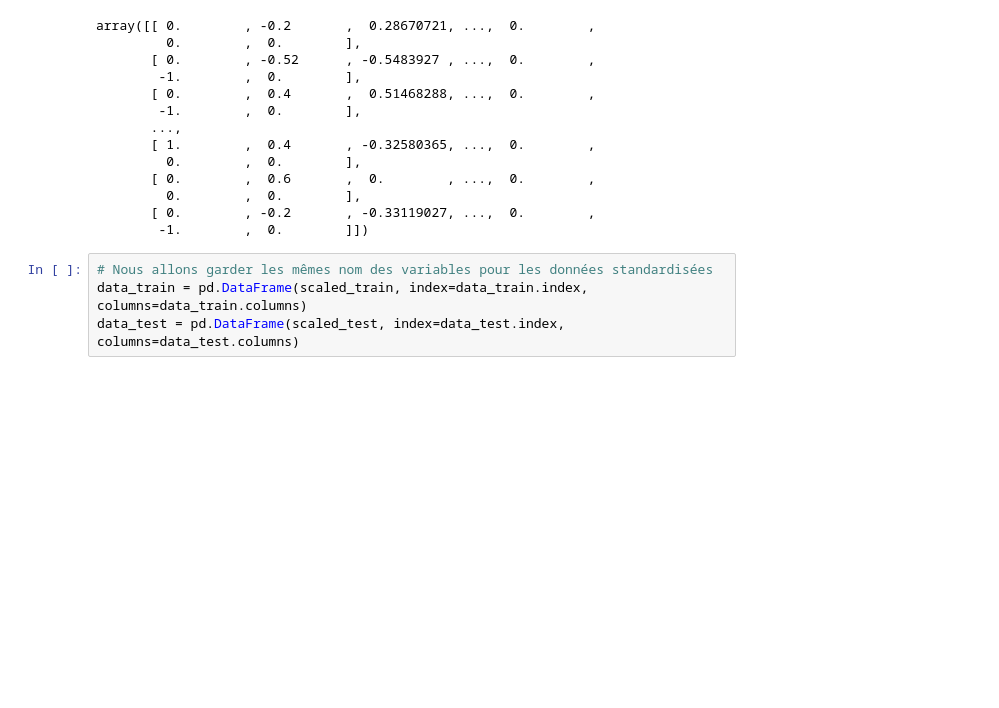
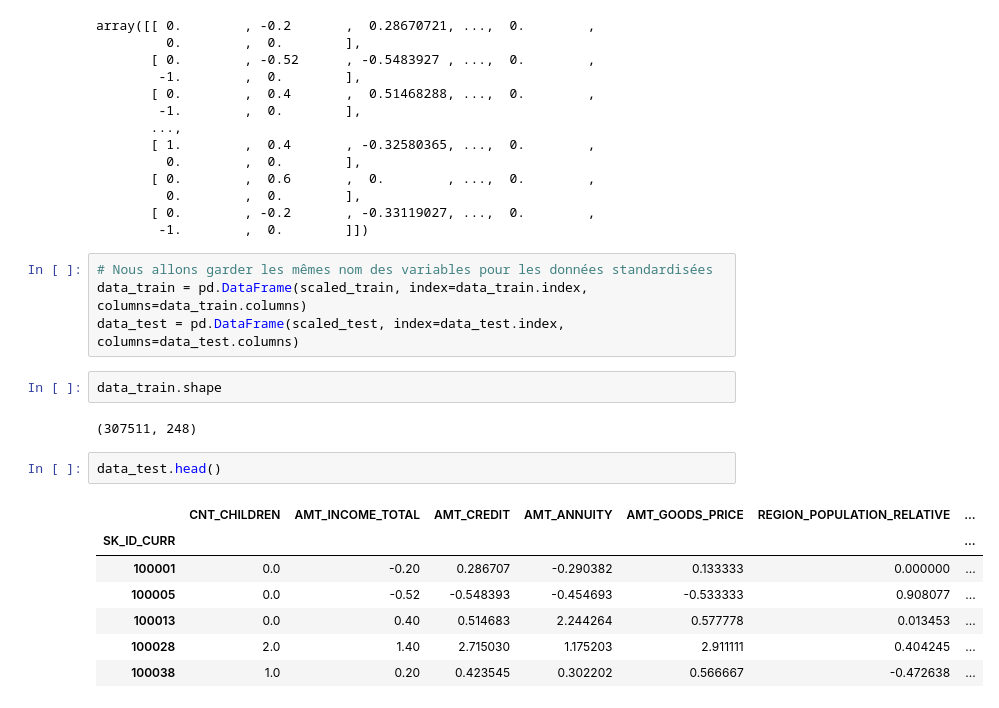
Before and after one commit to Soumaya-kh/scoring_model, a Jupyter notebook: P7_01_analyse.ipynb, the cells around one changed output. Saved outputs shown, nothing was run; the diff lists cells and outputs as text; blank space fills up the shorter version.

```diff
--- a/P7_01_analyse.ipynb
+++ b/P7_01_analyse.ipynb
@@ -839,3 +856,17 @@ array([[ 0.        , -0.2       ,  0.28670721, ...,  0.        ,
 # Nous allons garder les mêmes nom des variables pour les données standardisées
 data_train = pd.DataFrame(scaled_train, index=data_train.index, columns=data_train.columns)
 data_test = pd.DataFrame(scaled_test, index=data_test.index, columns=data_test.columns)
+# %%
+data_train.shape
+# %% [output]
+(307511, 248)
+# %%
+data_test.head()
+# %% [output]
+|  | CNT_CHILDREN | AMT_INCOME_TOTAL | AMT_CREDIT | AMT_ANNUITY | AMT_GOODS_PRICE | REGION_POPULATION_RELATIVE | ... |
+| SK_ID_CURR |  |  |  |  |  |  | ... |
+| 100001 | 0.0 | -0.20 | 0.286707 | -0.290382 | 0.133333 | 0.000000 | ... |
+| 100005 | 0.0 | -0.52 | -0.548393 | -0.454693 | -0.533333 | 0.908077 | ... |
+| 100013 | 0.0 | 0.40 | 0.514683 | 2.244264 | 0.577778 | 0.013453 | ... |
+| 100028 | 2.0 | 1.40 | 2.715030 | 1.175203 | 2.911111 | 0.404245 | ... |
+| 100038 | 1.0 | 0.20 | 0.423545 | 0.302202 | 0.566667 | -0.472638 | ... |
```
Also changed, not shown: parts of 6 cells of this notebook, 2 other files.
